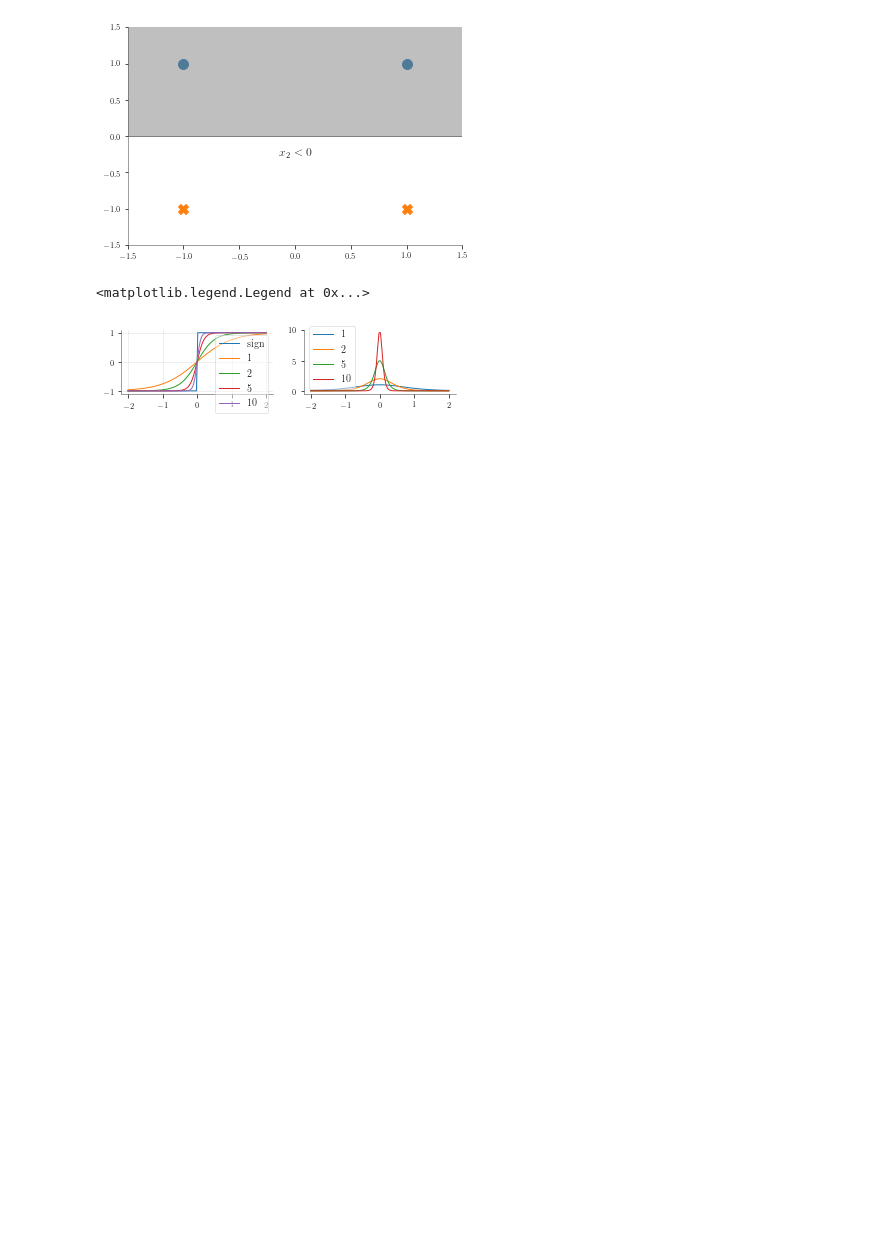
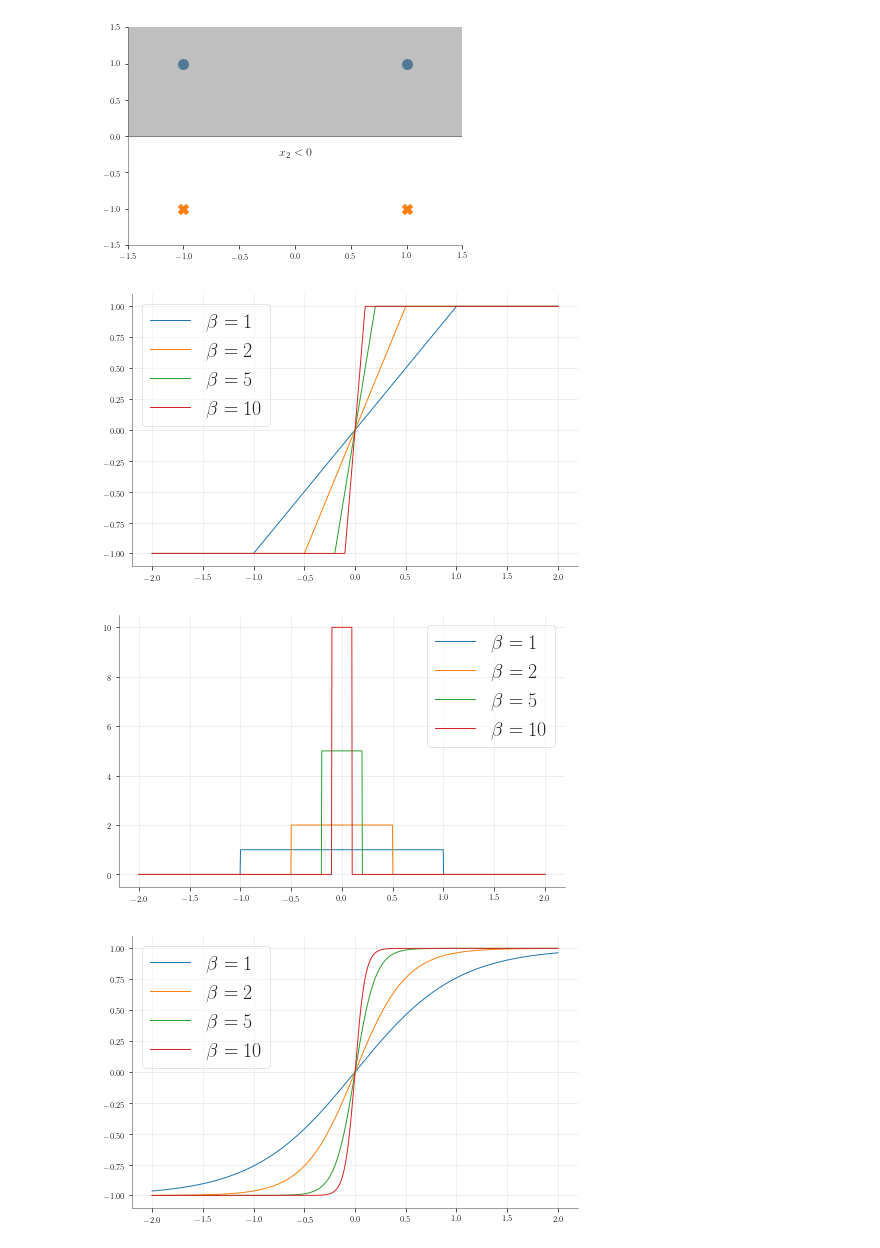
Before and after one commit to rhiga2/BinaryNeuralNetwork, a Jupyter notebook: presentation/presentation_figures.ipynb, the cells around one changed output. Saved outputs shown, nothing was run; the diff lists cells and outputs as text; code cells hidden in the pictures; blank space fills up the shorter version.

Commit message:
Changed presentation figures

```diff
--- a/presentation/presentation_figures.ipynb
+++ b/presentation/presentation_figures.ipynb
@@ -107,26 +116,55 @@ fig.savefig('hyp2.png')
 # %% [output]
 [figure]
 [figure]
-# %%
-t = np.linspace(-2, 2, 100)
-plt.figure()
-plt.plot()
-plt.subplot(321)
-plt.plot(t, np.sign(t), label='sign')
-for beta in [1, 2, 5, 10]:
-    plt.plot(t, np.tanh(beta * t), label='{}'.format(beta))
-plt.legend()
-plt.grid(True)
-
-plt.subplot(322)
-for beta in [1, 2, 5, 10]:
-    plt.plot(t, beta * (1 - np.tanh(beta * t)**2), label='{}'.format(beta))
-plt.legend()
-
-plt.subplot(323)
-for beta in [1, 2, 5, 10]:
-    plt.plot(t, beta * (1 - np.tanh(beta * t)**2), label='{}'.format(beta))
-plt.legend()
-# %% [output]
-<matplotlib.legend.Legend at 0x...>
-[figure, removed]
+# %%
+t = np.linspace(-2, 2, 1000)
+
+plt.figure(figsize=(8, 5))
+for beta in [1, 2, 5, 10]:
+    plt.plot(t, np.minimum(np.maximum(beta*t, -1), 1), label=r'$\beta={}$'.format(beta))
+plt.legend(prop={'size': 20})
+plt.grid(True)
+plt.savefig('phtanh.png', dpi=300)
+
+hard_tanh_deriv = lambda x: (np.abs(x) < 1).astype(np.float)
+
+plt.figure(figsize=(8, 5))
+for beta in [1, 2, 5, 10]:
+    plt.plot(t, beta * hard_tanh_deriv(beta*t), label=r'$\beta={}$'.format(beta))
+plt.legend(prop={'size': 20})
+plt.grid(True)
+plt.savefig('phtanh_deriv.png', dpi=300)
+
+plt.figure(figsize=(8, 5))
+for beta in [1, 2, 5, 10]:
+    plt.plot(t, np.tanh(beta * t), label=r'$\beta={}$'.format(beta))
+# plt.plot(t, np.sign(t), label='sign')
+plt.legend(prop={'size': 20})
+plt.grid(True)
+plt.savefig('ptanh.png', dpi=300)
+
+plt.figure(figsize=(8, 5))
+for beta in [1, 2, 5, 10]:
+    plt.plot(t, beta * (1 - np.tanh(beta * t)**2), label=r'$\beta={}$'.format(beta))
+plt.legend(prop={'size': 20})
+plt.grid(True)
+plt.savefig('ptanh_deriv.png', dpi=300)
+
+plt.figure(figsize=(8, 5))
+for beta in [1, 2, 5, 10]:
+    plt.plot(t, signswiss(beta*t), label=r'$\beta={}$'.format(beta))
+# plt.plot(t, np.sign(t), label='sign')
+plt.legend(prop={'size': 20})
+plt.grid(True)
+plt.savefig('signswiss.png', dpi=300)
+
+plt.figure(figsize=(8, 5))
+for beta in [1, 2, 5, 10]:
+    plt.plot(t, beta * signswiss_deriv(beta*t), label=r'$\beta={}$'.format(beta))
+plt.legend(prop={'size': 20})
+plt.grid(True)
+plt.savefig('signswiss_deriv.png', dpi=300)
+# %% [output]
+[figure, added]
+[figure, added]
+[figure, added]
```
Also changed, not shown: parts of 4 cells of this notebook.
